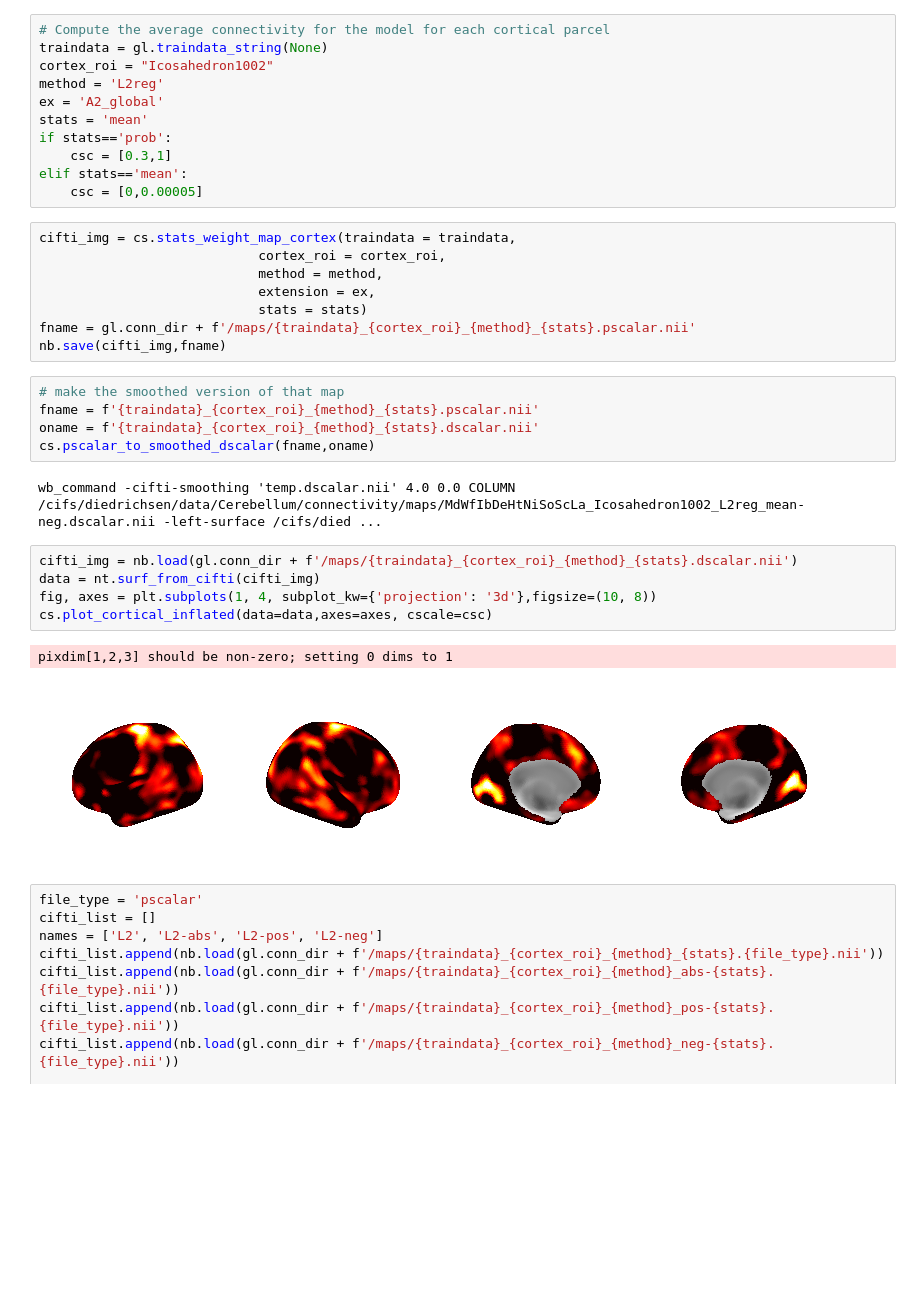
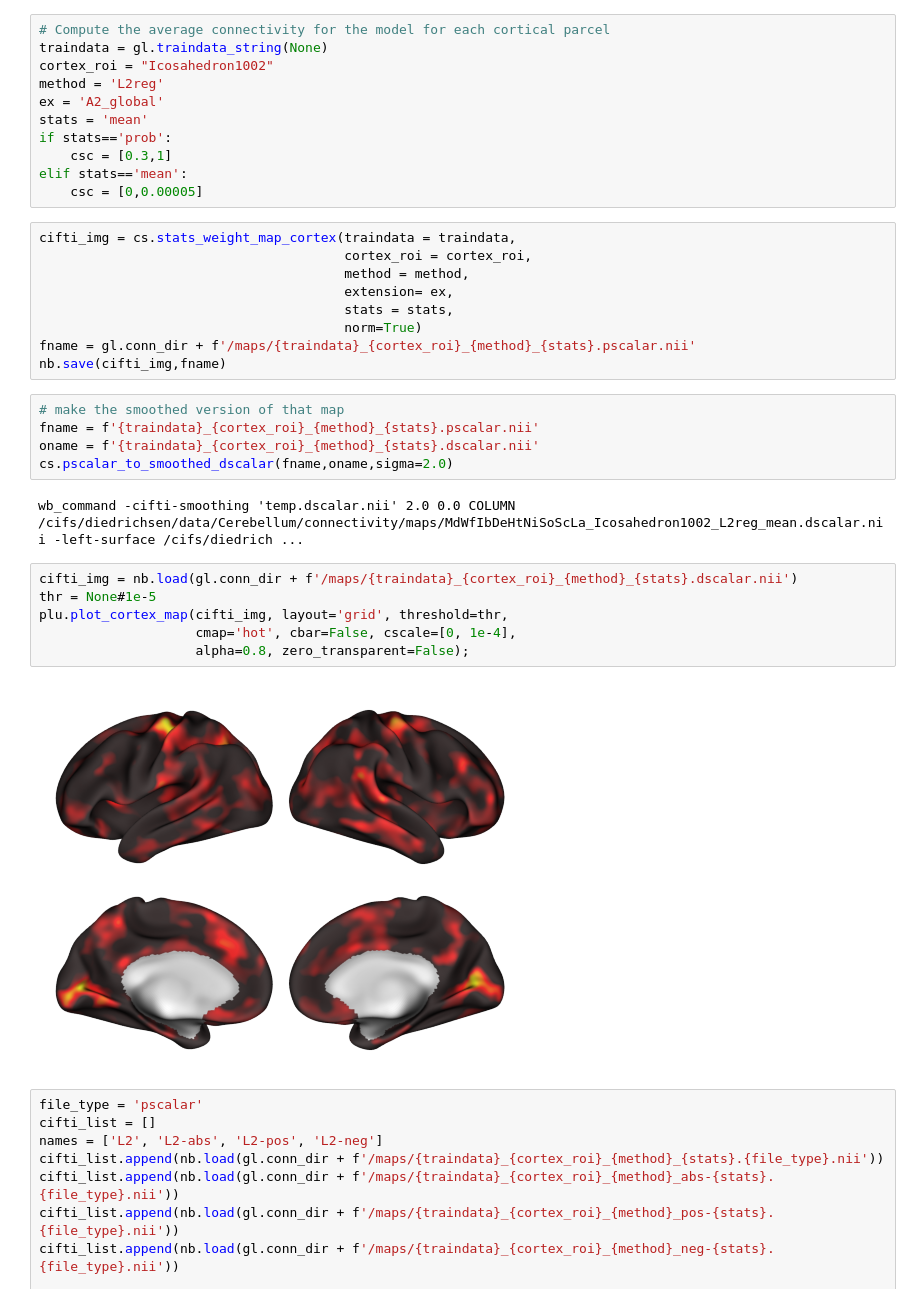
Before and after one commit to DiedrichsenLab/cortico_cereb_connectivity, a Jupyter notebook: notebooks/5. Model_description/connectivity_weights_L2reg.ipynb, the cells around one changed output. Cells and saved outputs as stored; diff of their text form; blank space fills up the shorter version.

```diff
--- a/notebooks/5. Model_description/connectivity_weights_L2reg.ipynb
+++ b/notebooks/5. Model_description/connectivity_weights_L2reg.ipynb
@@ -30,27 +31,28 @@ elif stats=='mean':
     csc = [0,0.00005]
 # %%
 cifti_img = cs.stats_weight_map_cortex(traindata = traindata,
-                            cortex_roi = cortex_roi,
-                            method = method,
-                            extension = ex,
-                            stats = stats)
+                                       cortex_roi = cortex_roi,
+                                       method = method,
+                                       extension= ex,
+                                       stats = stats,
+                                       norm=True)
 fname = gl.conn_dir + f'/maps/{traindata}_{cortex_roi}_{method}_{stats}.pscalar.nii'
 nb.save(cifti_img,fname)
 # %%
 # make the smoothed version of that map
 fname = f'{traindata}_{cortex_roi}_{method}_{stats}.pscalar.nii'
 oname = f'{traindata}_{cortex_roi}_{method}_{stats}.dscalar.nii'
-cs.pscalar_to_smoothed_dscalar(fname,oname)
+cs.pscalar_to_smoothed_dscalar(fname,oname,sigma=2.0)
 # %% [output]
-wb_command -cifti-smoothing 'temp.dscalar.nii' 4.0 0.0 COLUMN /cifs/diedrichsen/data/Cerebellum/connectivity/maps/MdWfIbDeHtNiSoScLa_Icosahedron1002_L2reg_mean-neg.dscalar.nii -left-surface /cifs/died ...
+wb_command -cifti-smoothing 'temp.dscalar.nii' 2.0 0.0 COLUMN /cifs/diedrichsen/data/Cerebellum/connectivity/maps/MdWfIbDeHtNiSoScLa_Icosahedron1002_L2reg_mean.dscalar.nii -left-surface /cifs/diedrich ...
 # %%
 cifti_img = nb.load(gl.conn_dir + f'/maps/{traindata}_{cortex_roi}_{method}_{stats}.dscalar.nii')
-data = nt.surf_from_cifti(cifti_img)
-fig, axes = plt.subplots(1, 4, subplot_kw={'projection': '3d'},figsize=(10, 8))
-cs.plot_cortical_inflated(data=data,axes=axes, cscale=csc)
+thr = None#1e-5
+plu.plot_cortex_map(cifti_img, layout='grid', threshold=thr,
+                    cmap='hot', cbar=False, cscale=[0, 1e-4],
+                    alpha=0.8, zero_transparent=False);
 # %% [output]
-pixdim[1,2,3] should be non-zero; setting 0 dims to 1
-[figure, old version]
+[figure, new version]
 # %%
 file_type = 'pscalar'
 cifti_list = []
```
Also changed, not shown: parts of 1 cell of this notebook, 6 other files.
